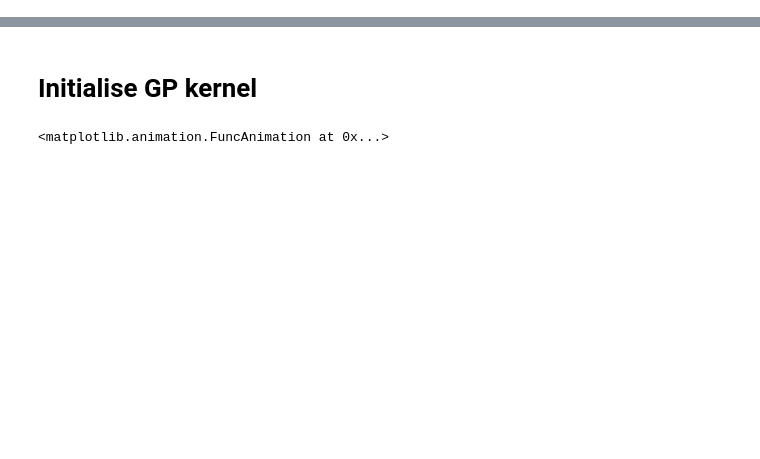
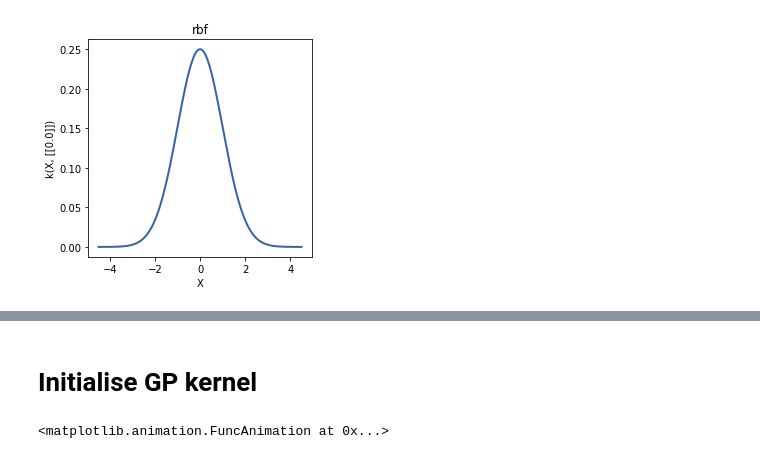
Before and after one commit to leowyy/simple-GP, a Jupyter notebook: demo/gp_sampling.ipynb, the cells around one changed output, grey strips where cells are left out. Cells and saved outputs as stored; diff of their text form; code cells hidden in the pictures; blank space fills up the shorter version.

```diff
--- a/demo/gp_sampling.ipynb
+++ b/demo/gp_sampling.ipynb
@@ -11,0 +37,8 @@ np.random.seed(123)
+# %%
+k = GPy.kern.RBF(1, variance=0.5**2, lengthscale=1)
+figure, ax = plt.subplots(1,1, figsize=(4,4))
+k.plot(ax=ax, x=0)
+ax.set_title(k.name.replace('_', ' '))
+plt.show()
+# %% [output]
+[figure, added]
```
Also changed, not shown: parts of 11 cells of this notebook.
